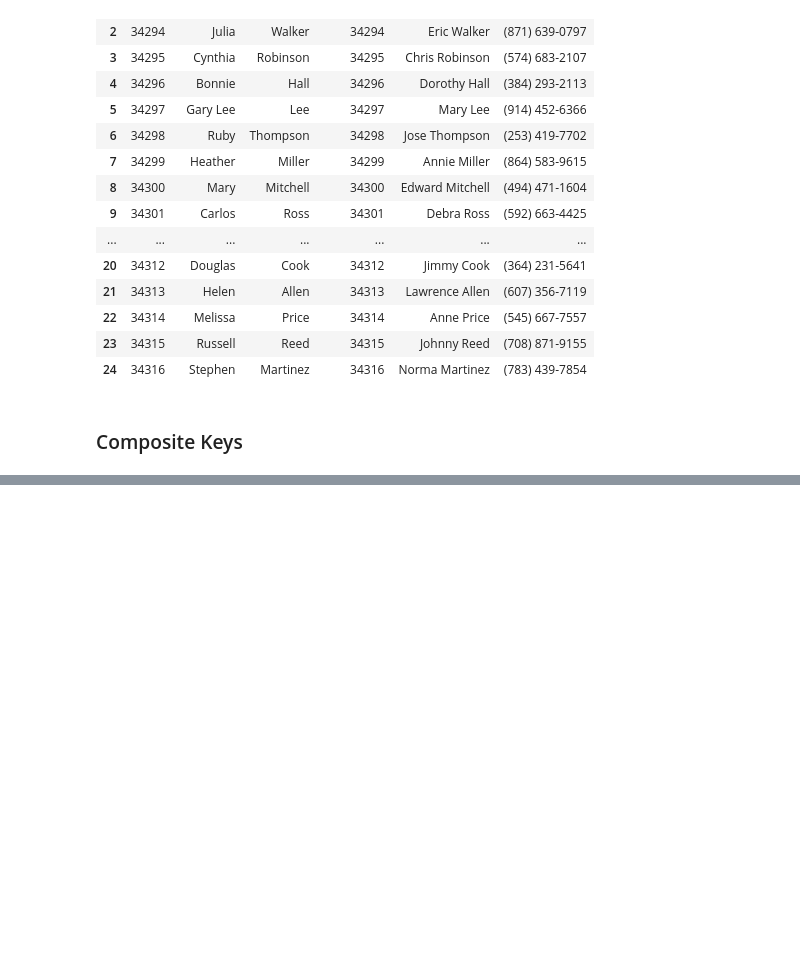
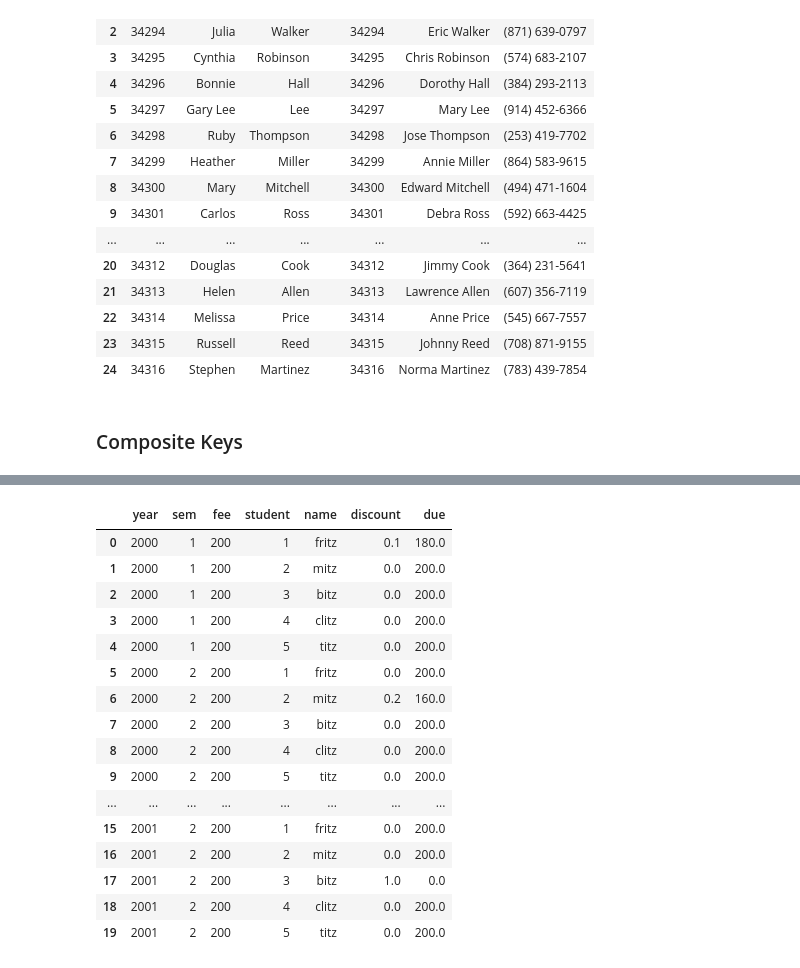
Before and after one commit to dilzio/ds_training, a Jupyter notebook: data_manipulation_in_python/section-6/Section 6 - Merging.ipynb, the cells around one changed output, grey strips where cells are left out. Drawn from its saved outputs; the diff is of its cells as text; code cells hidden in the pictures; blank space fills up the shorter version.

```diff
--- a/data_manipulation_in_python/section-6/Section 6 - Merging.ipynb
+++ b/data_manipulation_in_python/section-6/Section 6 - Merging.ipynb
@@ -268,0 +271,8 @@ final
+# %%
+'''
+joins operate on the index and can be chained
+'''
+students2 = students.set_index("id")
+contacts2 = contacts.set_index("student_id")
+
+students2.join(contacts2)
@@ -394 +509,19 @@ Javascript('this.element.attr("style", "flex-direction: row;")')
 [interactive output not drawn]
+# %%
+'''
+Technique for getting the cross product:
+Cross product is when you have Data Frame of N rows and another
+of M rows and you want a final output of N*M rows
+
+1. add a synthetic key column
+2. do the merge on the column
+3. delete the column
+'''
+
+df_1["key"], df_3["key"] = 1,1
+df_cross = pd.merge(df_1, df_3, on="key").drop("key", axis=1)
+
+'''
+lists every year, every semester, every fee, for every student
+'''
+df_cross
@@ -394,0 +546,34 @@ Javascript('this.element.attr("style", "flex-direction: row;")')
+# %%
+'''
+Join with the discounts table
+merge on 3 columns
+left join means students without any discounts will remain
+'''
+
+all_fees = pd.merge(df_cross, df_2,
+           on=["student", "sem", "year"], how="left")
+
+'''
+Fill NaNs and add a calculated column
+'''
+all_fees.discount.fillna(0, inplace=True)
+all_fees["due"] = all_fees.fee * (1 - all_fees.discount)
+all_fees
+# %% [output]
+|  | year | sem | fee | student | name | discount | due |
+| 0 | 2000 | 1 | 200 | 1 | fritz | 0.1 | 180.0 |
+| 1 | 2000 | 1 | 200 | 2 | mitz | 0.0 | 200.0 |
+| 2 | 2000 | 1 | 200 | 3 | bitz | 0.0 | 200.0 |
+| 3 | 2000 | 1 | 200 | 4 | clitz | 0.0 | 200.0 |
+| 4 | 2000 | 1 | 200 | 5 | titz | 0.0 | 200.0 |
+| 5 | 2000 | 2 | 200 | 1 | fritz | 0.0 | 200.0 |
+| 6 | 2000 | 2 | 200 | 2 | mitz | 0.2 | 160.0 |
+| 7 | 2000 | 2 | 200 | 3 | bitz | 0.0 | 200.0 |
+| 8 | 2000 | 2 | 200 | 4 | clitz | 0.0 | 200.0 |
+| 9 | 2000 | 2 | 200 | 5 | titz | 0.0 | 200.0 |
+| ... | ... | ... | ... | ... | ... | ... | ... |
+| 15 | 2001 | 2 | 200 | 1 | fritz | 0.0 | 200.0 |
+| 16 | 2001 | 2 | 200 | 2 | mitz | 0.0 | 200.0 |
+| 17 | 2001 | 2 | 200 | 3 | bitz | 1.0 | 0.0 |
+| 18 | 2001 | 2 | 200 | 4 | clitz | 0.0 | 200.0 |
+| 19 | 2001 | 2 | 200 | 5 | titz | 0.0 | 200.0 |
```
Also changed, not shown: parts of 9 cells of this notebook.
